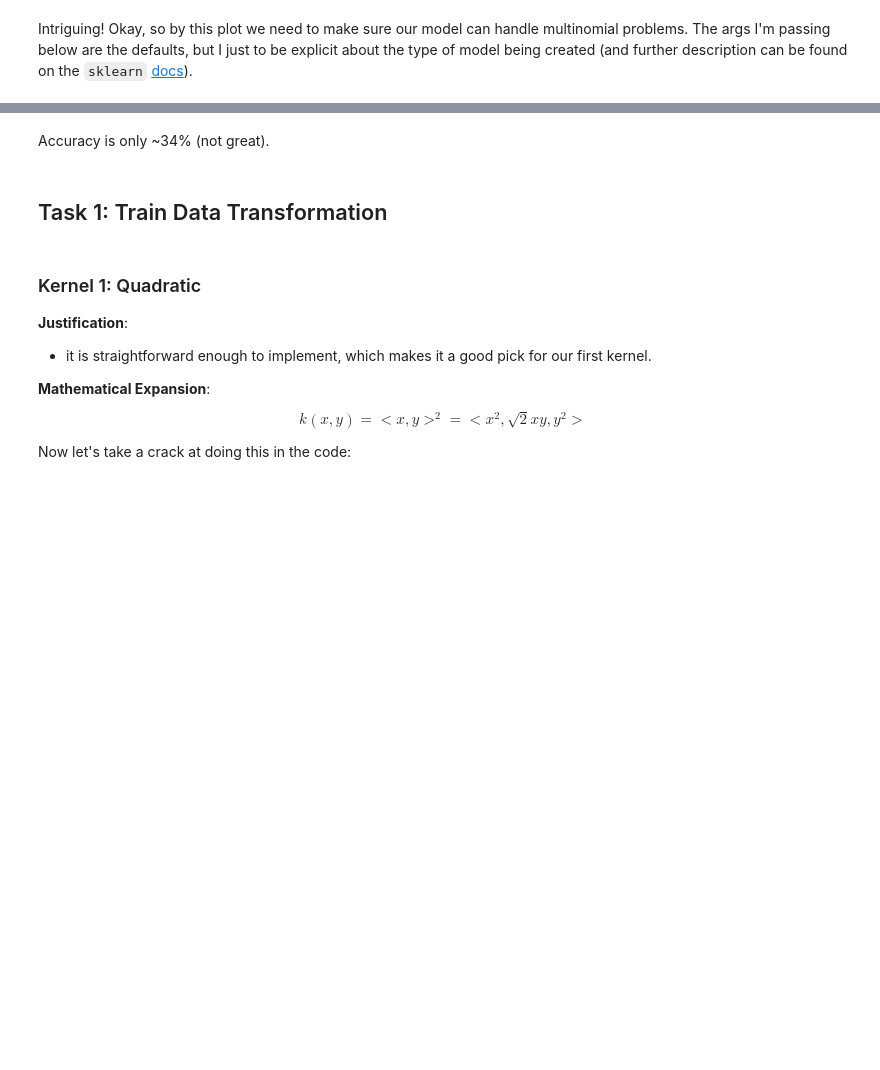
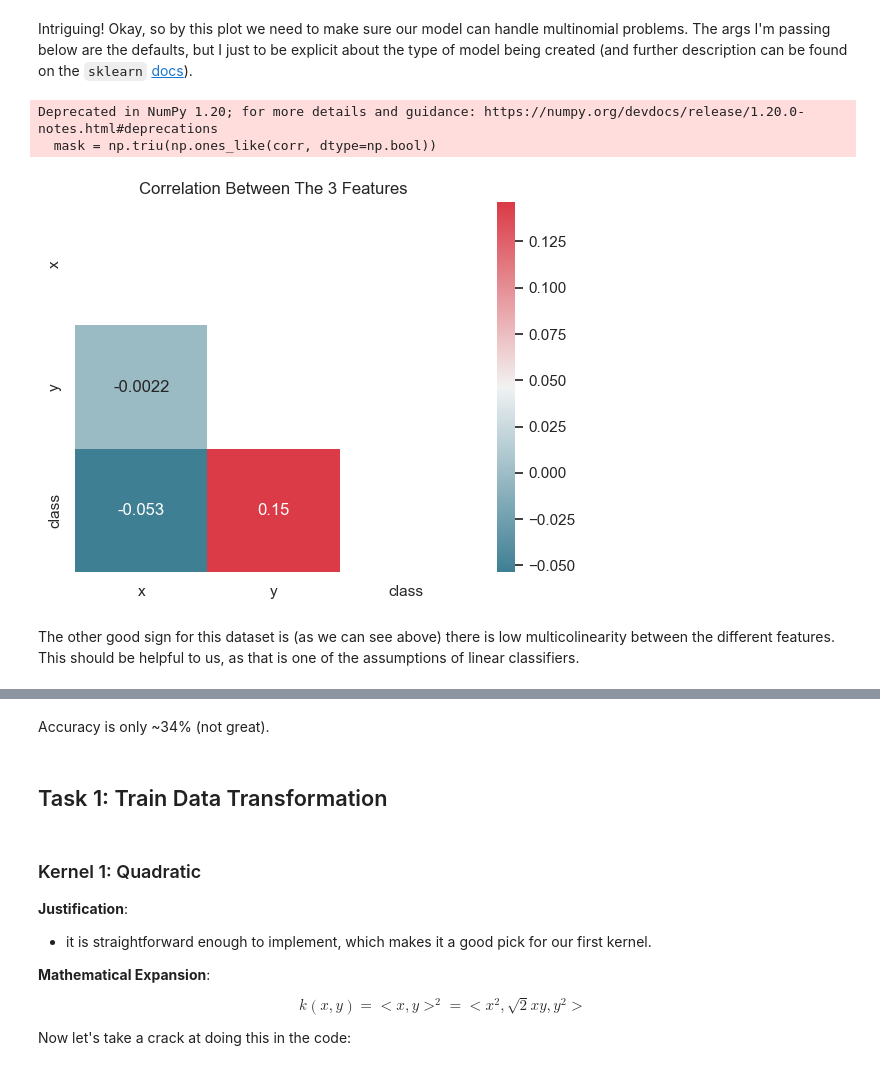
Before and after one commit to UPstartDeveloper/ML-Fundamentals-and-Apps, a Jupyter notebook: SyedRaza_Project1/SyedRaza_Project1.ipynb, the cells around one changed output, grey strips where cells are left out. Cells and saved outputs as stored; diff of their text form; code cells hidden in the pictures; blank space fills up the shorter version.

Commit message:
Add function to check assumptions

```diff
--- a/SyedRaza_Project1/SyedRaza_Project1.ipynb
+++ b/SyedRaza_Project1/SyedRaza_Project1.ipynb
@@ -94,6 +95,25 @@ plt.show()
 # %% [markdown]
 Intriguing!
 Okay, so by this plot we need to make sure our model can handle multinomial problems. The args I'm passing below are the defaults, but I just to be explicit about the type of model being created (and further description can be found on the `sklearn` [docs](https://scikit-learn.org/stable/modules/generated/sklearn.linear_model.LogisticRegression.html)).
+# %%
+# Credit to the Seaborn Documentation for inspiring this cell: https://seaborn.pydata.org/examples/many_pairwise_correlations.html
+sns.set(style="white")
+# Compute the correlation matrix
+corr = df_train.corr()
+# Generate a mask for the upper triangle
+mask = np.triu(np.ones_like(corr, dtype=np.bool))
+# Generate a custom diverging colormap
+cmap = sns.diverging_palette(220, 10, as_cmap=True)
+# Draw the heatmap with the mask and correct aspect ratio
+sns.heatmap(corr, mask=mask, cmap=cmap, annot=True)
+plt.title('Correlation Between The 3 Features')
+plt.show()
+# %% [output]
+Deprecated in NumPy 1.20; for more details and guidance: https://numpy.org/devdocs/release/1.20.0-notes.html#deprecations
+  mask = np.triu(np.ones_like(corr, dtype=np.bool))
+[figure, added]
+# %% [markdown]
+The other good sign for this dataset is (as we can see above) there is low multicolinearity between the different features. This should be helpful to us, as that is one of the assumptions of linear classifiers.
 # %%
 def evaluate_log_reg(X_train, y_train, X_test,
                     y_test, kernel_type=''):
```
Also changed, not shown: parts of 19 cells of this notebook, 1 other file.
